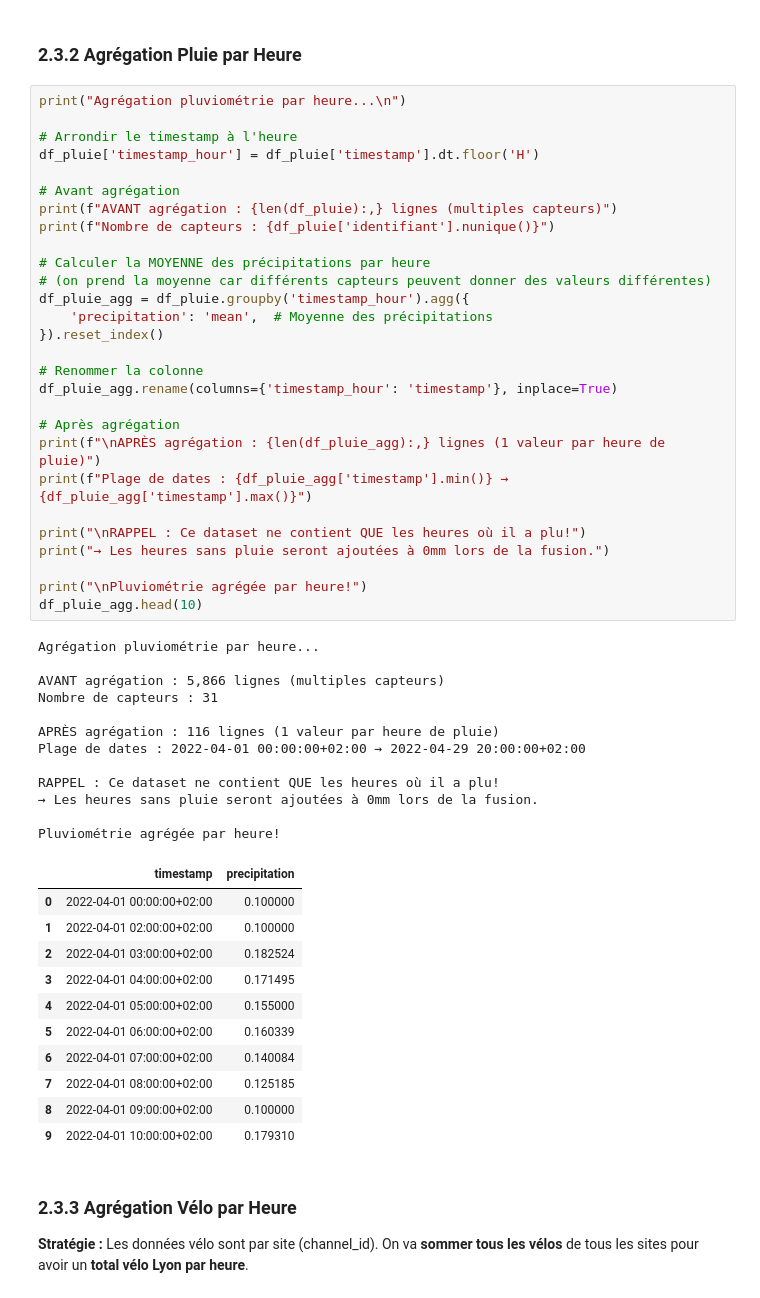
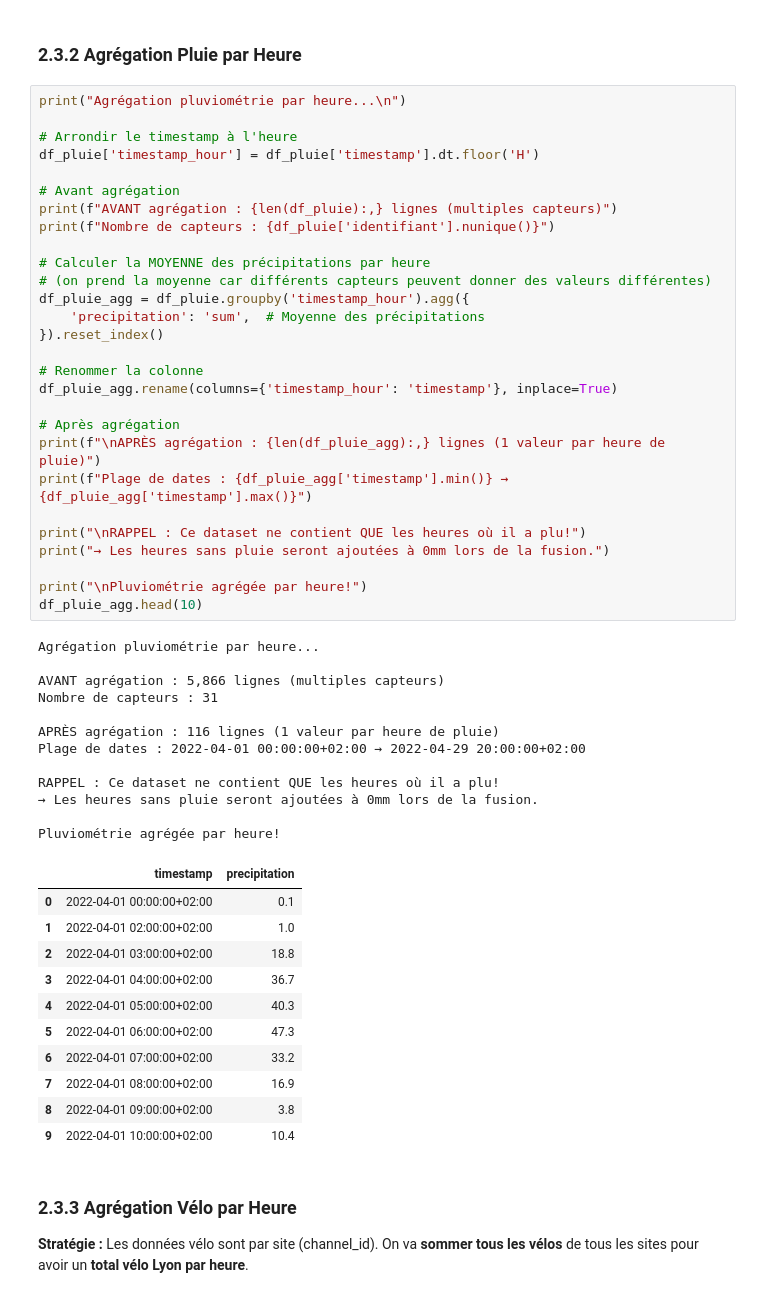
Before and after one commit to Arthur-Collignon/MeteoVelo, a Jupyter notebook: ml/02_fusion_donnees.ipynb, the cells around one changed output. Drawn from its saved outputs; the diff is of its cells as text.

```diff
--- a/ml/02_fusion_donnees.ipynb
+++ b/ml/02_fusion_donnees.ipynb
@@ -242,45 +242,45 @@ print(f"Nombre de capteurs : {df_pluie['identifiant'].nunique()}")
 # Calculer la MOYENNE des précipitations par heure
 # (on prend la moyenne car différents capteurs peuvent donner des valeurs différentes)
 df_pluie_agg = df_pluie.groupby('timestamp_hour').agg({
-    'precipitation': 'mean',  # Moyenne des précipitations
+    'precipitation': 'sum',  # Moyenne des précipitations
 }).reset_index()
 
 # Renommer la colonne
 df_pluie_agg.rename(columns={'timestamp_hour': 'timestamp'}, inplace=True)
 
 # Après agrégation
 print(f"\nAPRÈS agrégation : {len(df_pluie_agg):,} lignes (1 valeur par heure de pluie)")
 print(f"Plage de dates : {df_pluie_agg['timestamp'].min()} → {df_pluie_agg['timestamp'].max()}")
 
 print("\nRAPPEL : Ce dataset ne contient QUE les heures où il a plu!")
 print("→ Les heures sans pluie seront ajoutées à 0mm lors de la fusion.")
 
 print("\nPluviométrie agrégée par heure!")
 df_pluie_agg.head(10)
 # %% [output]
 Agrégation pluviométrie par heure...
 
 AVANT agrégation : 5,866 lignes (multiples capteurs)
 Nombre de capteurs : 31
 
 APRÈS agrégation : 116 lignes (1 valeur par heure de pluie)
 Plage de dates : 2022-04-01 00:00:00+02:00 → 2022-04-29 20:00:00+02:00
 
 RAPPEL : Ce dataset ne contient QUE les heures où il a plu!
 → Les heures sans pluie seront ajoutées à 0mm lors de la fusion.
 
 Pluviométrie agrégée par heure!
 |  | timestamp | precipitation |
-| 0 | 2022-04-01 00:00:00+02:00 | 0.100000 |
-| 1 | 2022-04-01 02:00:00+02:00 | 0.100000 |
-| 2 | 2022-04-01 03:00:00+02:00 | 0.182524 |
-| 3 | 2022-04-01 04:00:00+02:00 | 0.171495 |
-| 4 | 2022-04-01 05:00:00+02:00 | 0.155000 |
-| 5 | 2022-04-01 06:00:00+02:00 | 0.160339 |
-| 6 | 2022-04-01 07:00:00+02:00 | 0.140084 |
-| 7 | 2022-04-01 08:00:00+02:00 | 0.125185 |
-| 8 | 2022-04-01 09:00:00+02:00 | 0.100000 |
-| 9 | 2022-04-01 10:00:00+02:00 | 0.179310 |
+| 0 | 2022-04-01 00:00:00+02:00 | 0.1 |
+| 1 | 2022-04-01 02:00:00+02:00 | 1.0 |
+| 2 | 2022-04-01 03:00:00+02:00 | 18.8 |
+| 3 | 2022-04-01 04:00:00+02:00 | 36.7 |
+| 4 | 2022-04-01 05:00:00+02:00 | 40.3 |
+| 5 | 2022-04-01 06:00:00+02:00 | 47.3 |
+| 6 | 2022-04-01 07:00:00+02:00 | 33.2 |
+| 7 | 2022-04-01 08:00:00+02:00 | 16.9 |
+| 8 | 2022-04-01 09:00:00+02:00 | 3.8 |
+| 9 | 2022-04-01 10:00:00+02:00 | 10.4 |
 # %% [markdown]
 ### 2.3.3 Agrégation Vélo par Heure
 
```
Also changed, not shown: parts of 7 cells of this notebook, 32 other files.
